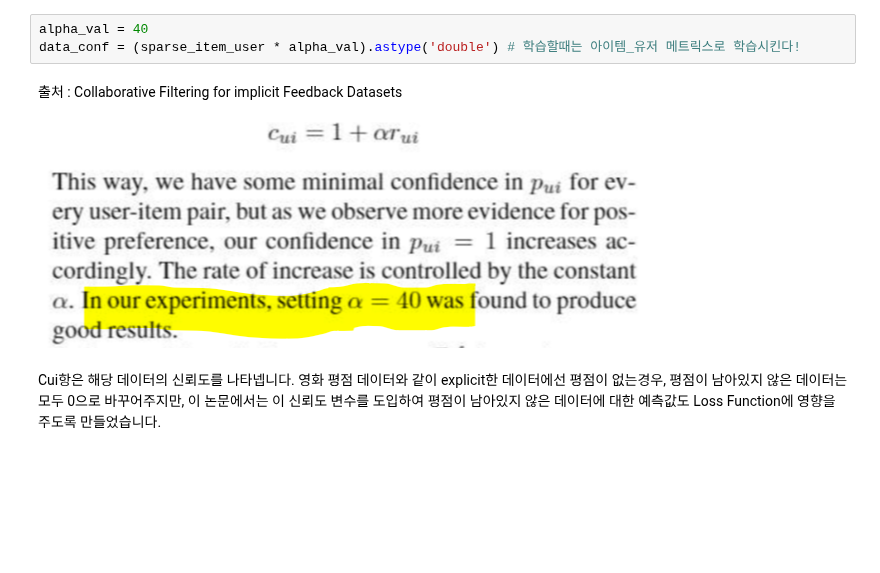
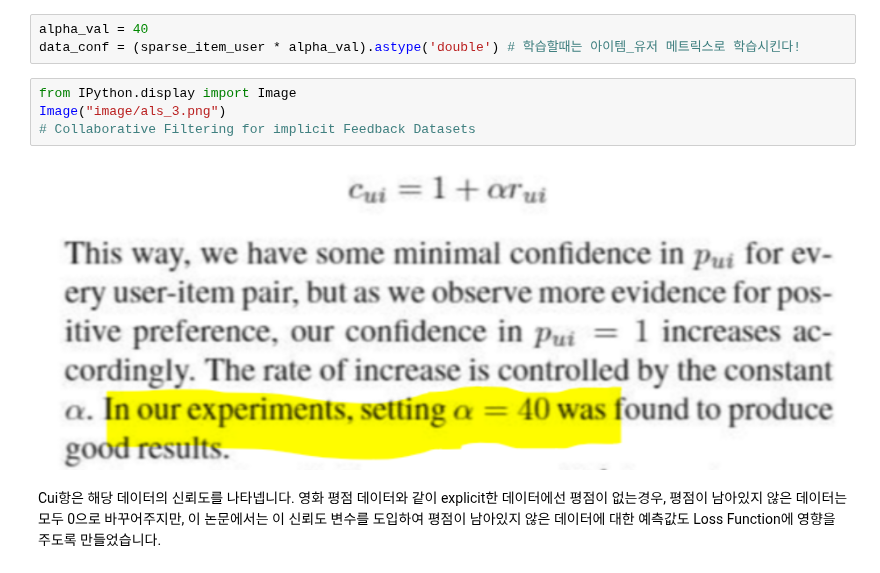
Before and after one commit to likeoojh/Customer_Analysis, a Jupyter notebook: Recommendation_als.ipynb, the cells around one changed output. Saved outputs shown, nothing was run; the diff lists cells and outputs as text; blank space fills up the shorter version.

```diff
--- a/Recommendation_als.ipynb
+++ b/Recommendation_als.ipynb
@@ -146,10 +152,12 @@ model = implicit.als.AlternatingLeastSquares(factors=20, regularization=0.1, ite
 # %%
 alpha_val = 40
 data_conf = (sparse_item_user * alpha_val).astype('double') # 학습할때는 아이템_유저 메트릭스로 학습시킨다!
-# %% [markdown]
-출처 : Collaborative Filtering for implicit Feedback Datasets
-
-![image.png](attachment:image.png)
+# %%
+from IPython.display import Image
+Image("image/als_3.png")
+# Collaborative Filtering for implicit Feedback Datasets
+# %% [output]
+[figure, added]
 # %% [markdown]
 Cui항은 해당 데이터의 신뢰도를 나타넵니다. 영화 평점 데이터와 같이 explicit한 데이터에선 평점이 없는경우, 평점이 남아있지 않은 데이터는 모두 0으로 바꾸어주지만, 이 논문에서는 이 신뢰도 변수를 도입하여 평점이 남아있지 않은 데이터에 대한 예측값도 Loss Function에 영향을 주도록 만들었습니다.
 # %%
```
Also changed, not shown: parts of 5 cells of this notebook, 3 other files.
